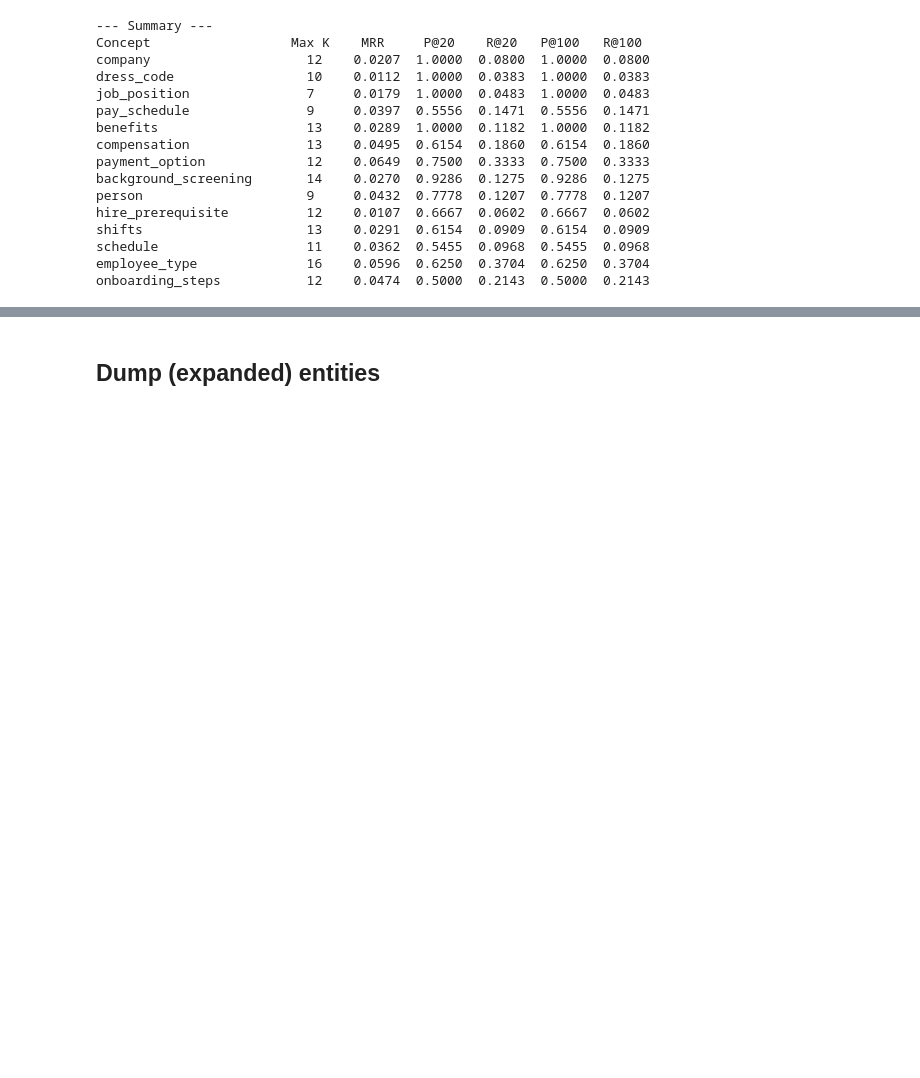
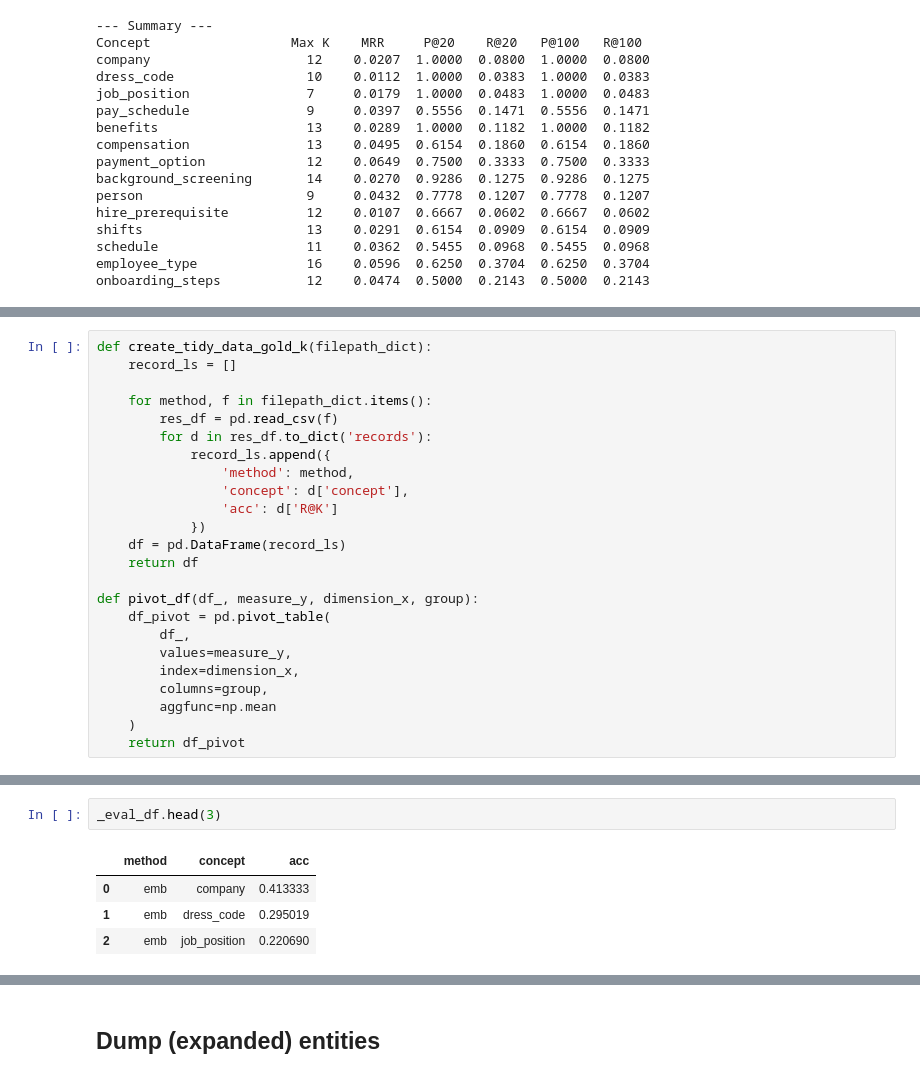
Before and after one commit to megagonlabs/eseBench, a Jupyter notebook: src/kb_toolkit/KBExtract-2.ipynb, the cells around one changed output, grey strips where cells are left out. Drawn from its saved outputs; the diff is of its cells as text; blank space fills up the shorter version.

```diff
--- a/src/kb_toolkit/KBExtract-2.ipynb
+++ b/src/kb_toolkit/KBExtract-2.ipynb
@@ -2301,0 +2509,24 @@ onboarding_steps           12    0.0474  0.5000  0.2143  0.5000  0.2143
+# %%
+def create_tidy_data_gold_k(filepath_dict):
+    record_ls = []
+
+    for method, f in filepath_dict.items():
+        res_df = pd.read_csv(f)
+        for d in res_df.to_dict('records'):
+            record_ls.append({
+                'method': method,
+                'concept': d['concept'],
+                'acc': d['R@K']
+            })
+    df = pd.DataFrame(record_ls)
+    return df
+
+def pivot_df(df_, measure_y, dimension_x, group):
+    df_pivot = pd.pivot_table(
+        df_,
+        values=measure_y,
+        index=dimension_x,
+        columns=group,
+        aggfunc=np.mean
+    )
+    return df_pivot
@@ -2301,0 +2546,7 @@ onboarding_steps           12    0.0474  0.5000  0.2143  0.5000  0.2143
+# %%
+_eval_df.head(3)
+# %% [output]
+|  | method | concept | acc |
+| 0 | emb | company | 0.413333 |
+| 1 | emb | dress_code | 0.295019 |
+| 2 | emb | job_position | 0.220690 |
```
Also changed, not shown: parts of 31 cells of this notebook, 5 other files.
